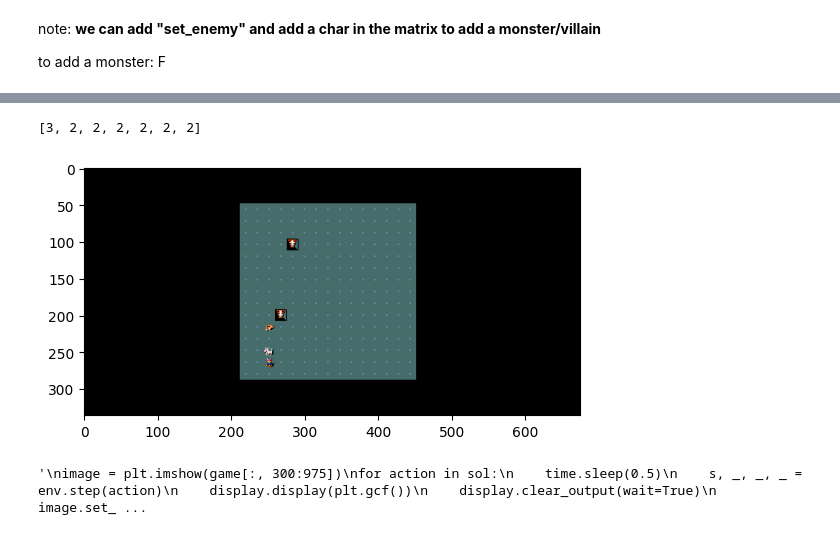
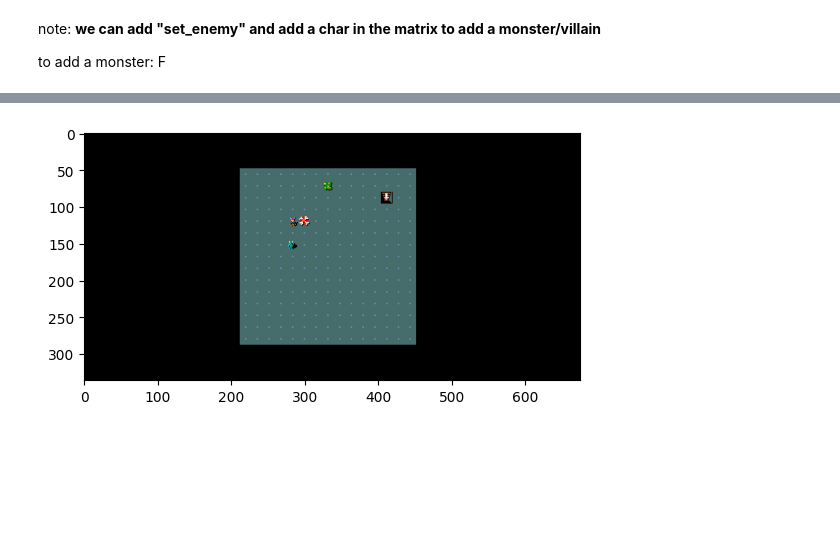
Before and after one commit to francescapoli98/minihack-agent, a Jupyter notebook: report.ipynb, the cells around one changed output, grey strips where cells are left out. Cells and saved outputs as stored; diff of their text form; code cells hidden in the pictures; blank space fills up the shorter version.

Commit message:
path finding with fightings

```diff
--- a/report.ipynb
+++ b/report.ipynb
@@ -91,48 +85,24 @@ print(moves)
 # %%
 
 #inizializzo posizone iniziale e grafico
 player_moves = [start]
 image = plt.imshow(game[:, 300:975])
+print(type(image))
 #finchè non arriviamo alla soluzione
-while player_moves[-1] != target:
-    moves = get_valid_moves(game_map, player_moves[-1]) #lista mosse valide
-    min = float('inf')
-    coord = (0,0)
-    for move in moves: #scelgo quella che minimizza l'euristica
-        md = manhattan_distance(move, target)
-        if md < min:
-            min = md
-            coord = move
+end_state=False
+while not end_state:
+    current_position=get_player_location(game_map)
+    moves = get_valid_moves(game_map,current_position) #lista mosse valide
+    coord=get_best_move(game_map,current_position,manhattan_distance)
 
     #stampa e aggiornamento passo
-    game_map, _, _, _ = env.step(actions_from_path(player_moves[-1],[coord])[0])
-    display.display(plt.gcf())
-    time.sleep(1)
-    display.clear_output(wait=True)
-    image.set_data(game_map['pixel'][:, 300:975])
-    #fine stampa
-    #aggiorno game_map
-    game_map=game_map["chars"]
-    #salvo la mossa
+    game_map, _, end_state, _ = env.step(actions_from_path(current_position,[coord])[0])
+    game_map=plot_map(game_map,image)
     player_moves.append(coord)
+
 
 
 sol = actions_from_path(player_moves[0], player_moves[1:]) #lista passi da effettuare
 print(sol)
 # %% [output]
-[3, 2, 2, 2, 2, 2, 2]
-[figure, old version]
+[figure, new version]
-# %%
-'''
-image = plt.imshow(game[:, 300:975])
-for action in sol:
-    time.sleep(0.5)
-    s, _, _, _ = env.step(action)
-    display.display(plt.gcf())
-    display.clear_output(wait=True)
-    image.set_data(s['pixel'][:, 300:975])
-
-print("finish")
-'''
-# %% [output]
-'\nimage = plt.imshow(game[:, 300:975])\nfor action in sol:\n    time.sleep(0.5)\n    s, _, _, _ = env.step(action)\n    display.display(plt.gcf())\n    display.clear_output(wait=True)\n    image.set_ ...
```
Also changed, not shown: parts of 9 cells of this notebook, 1 other file.
